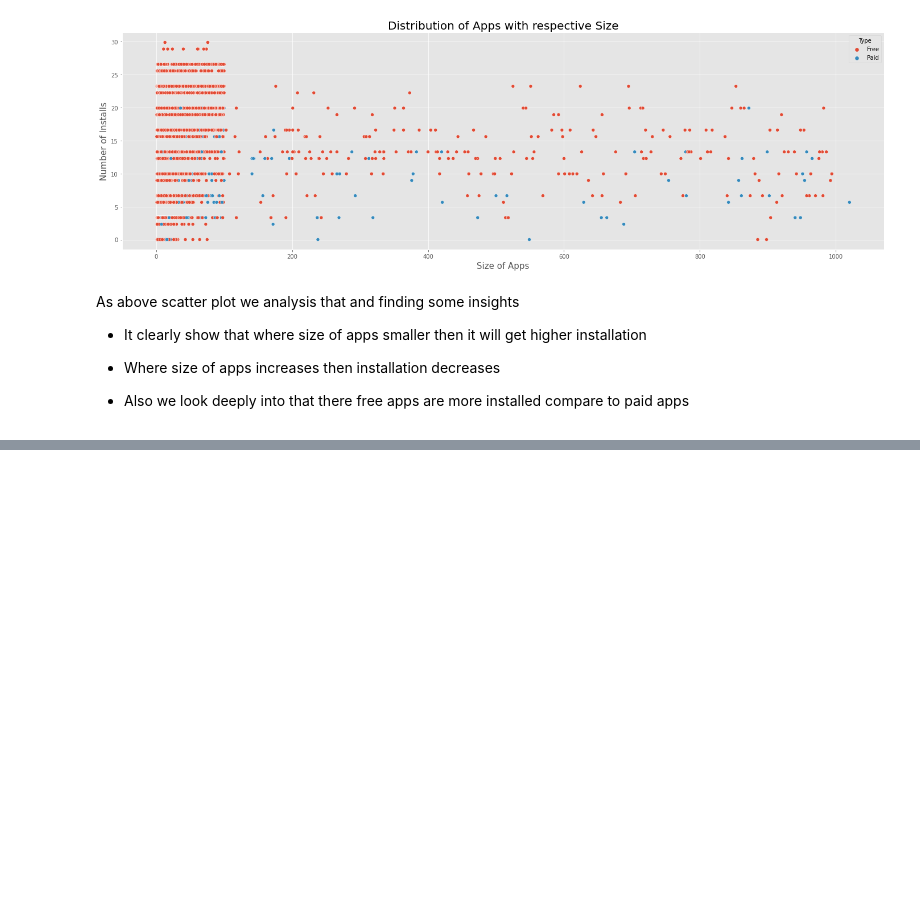
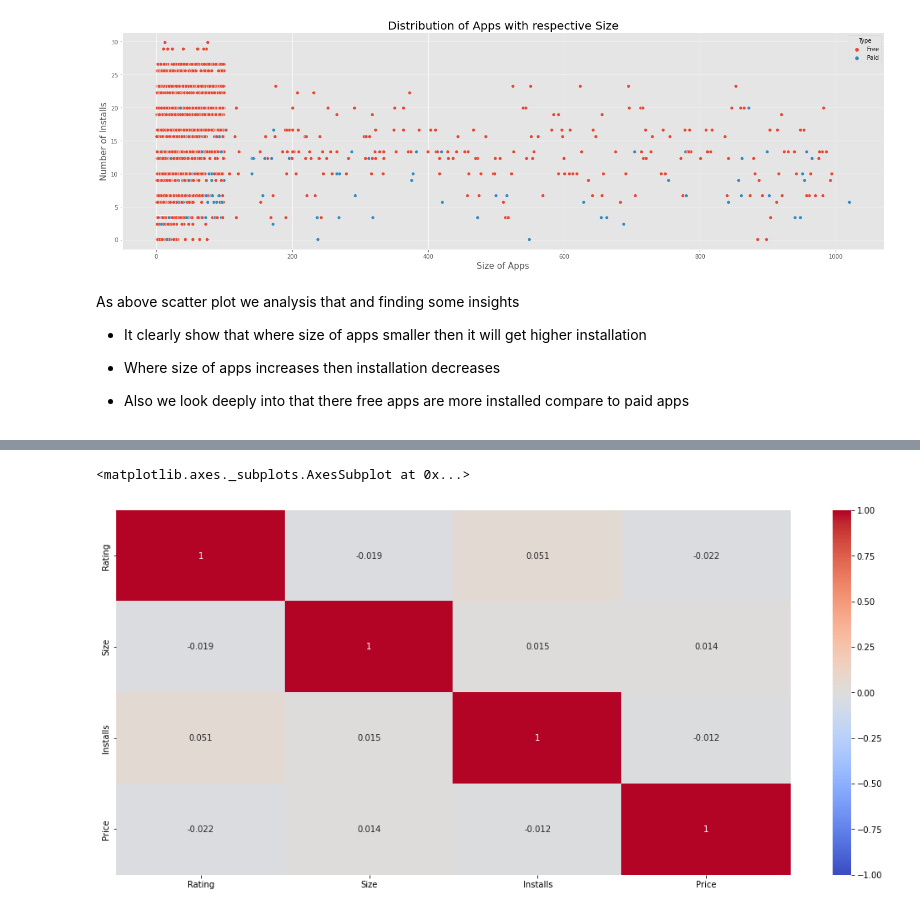
Before and after one commit to KrushnaChaure/Play-Store-App-Review-Analysis, a Jupyter notebook: Play_Store_App_Review_Analysis_Capstone_Project.ipynb, the cells around one changed output, grey strips where cells are left out. Drawn from its saved outputs; the diff is of its cells as text; code cells hidden in the pictures; blank space fills up the shorter version.

```diff
--- a/Play_Store_App_Review_Analysis_Capstone_Project.ipynb
+++ b/Play_Store_App_Review_Analysis_Capstone_Project.ipynb
@@ -263,6 +263,8 @@ Same query happen in Price column so we want to convert '$' to numeric data
 # %%
 # With the help of replace function we convert '$' to blank space ''
 df_apps_data['Price'] = df_apps_data['Price'].str.replace('$','')
+# Converting data to float form
+df_apps_data['Price'] = df_apps_data['Price'].astype(float)
 # %% [markdown]
 Also in size column we want to convert 'M' & 'k' '+' ',' into numeric data
 # %%
@@ -593,0 +610,4 @@ As above scatter plot we analysis that and finding some insights
+# %%
+# Firstly we store value in new variable df_heatmap from respective column we want
+df_heatmap= df_apps_data[['Rating','Size','Installs','Price']]
+df_heatmap
@@ -593,0 +637,7 @@ As above scatter plot we analysis that and finding some insights
+# %%
+# using heatmap to understand correlation
+plt.figure(figsize=(18,8))
+sns.heatmap(df_heatmap.corr(), vmin=-1, cmap='coolwarm', annot=True)                               # color taken from seaborn visualization palettes
+# %% [output]
+<matplotlib.axes._subplots.AxesSubplot at 0x...>
+[figure, added]
```
Also changed, not shown: parts of 20 cells of this notebook.
